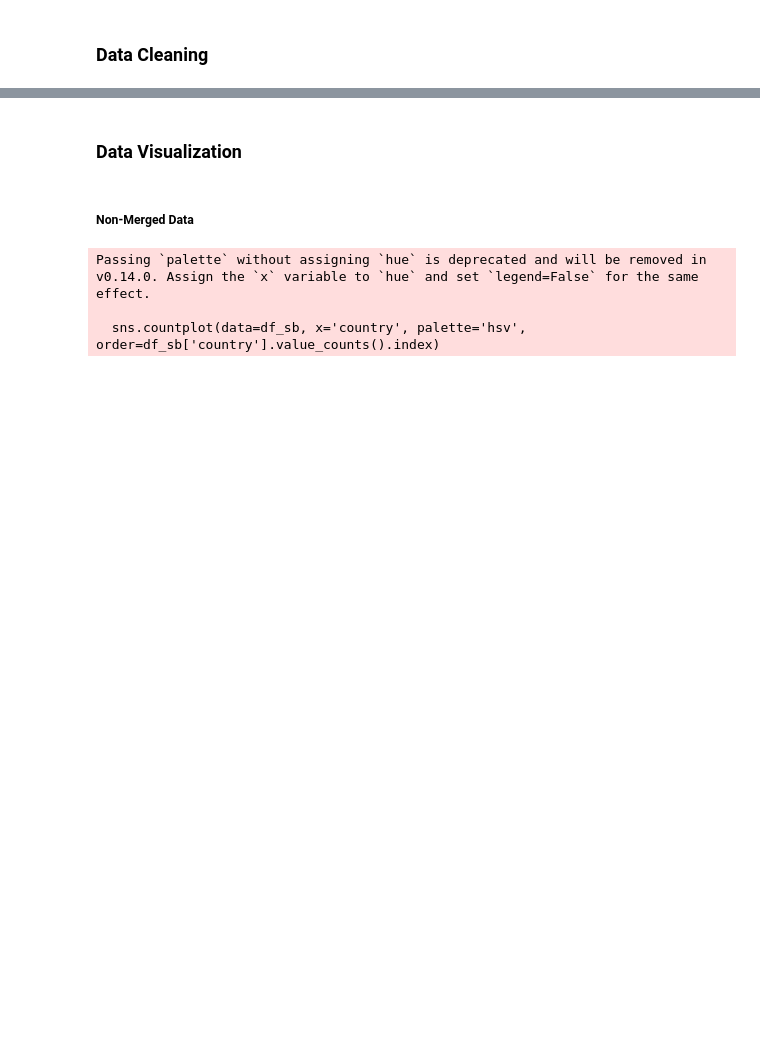
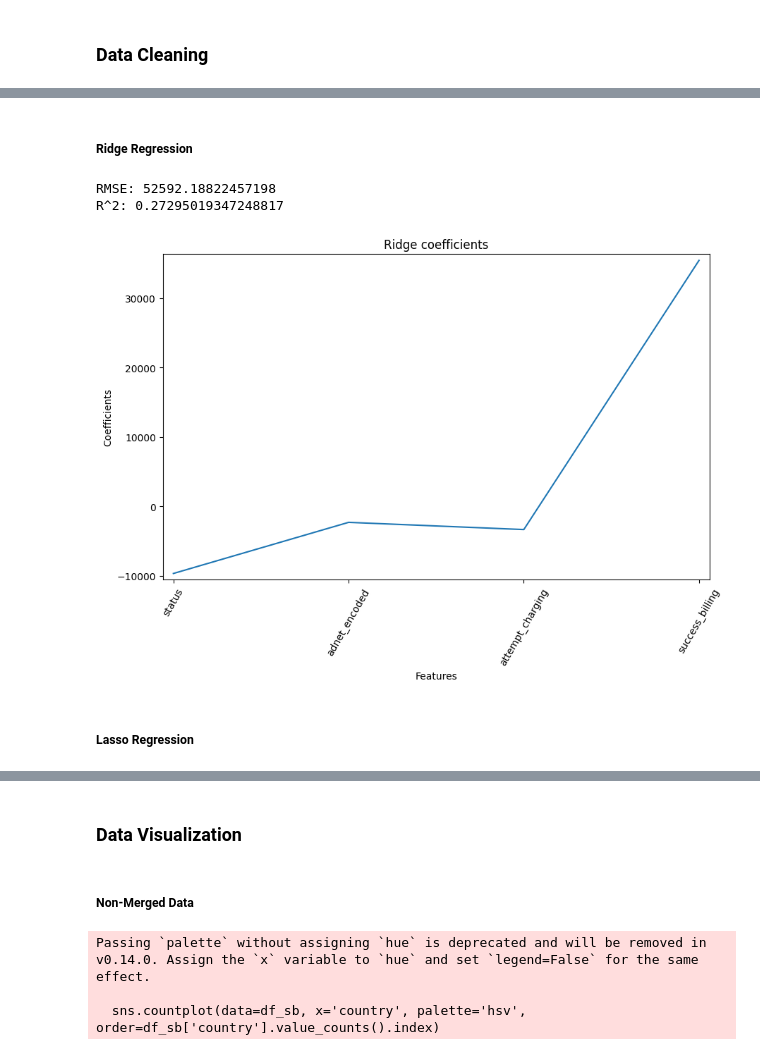
Before and after one commit to TaigahG/FODS-FinalProject, a Jupyter notebook: models.ipynb, the cells around one changed output, grey strips where cells are left out. Saved outputs shown, nothing was run; the diff lists cells and outputs as text; code cells hidden in the pictures; blank space fills up the shorter version.

```diff
--- a/models.ipynb
+++ b/models.ipynb
@@ -571,0 +278,31 @@ df_merge
+# %% [markdown]
+##### Ridge Regression
+# %%
+from sklearn.linear_model import Ridge
+from sklearn.linear_model import Lasso
+# Initialize Ridge Regression model with an alpha value
+ridge_reg = Ridge(alpha=1.0)
+ridge_reg.fit(X_train_scaled, y_train)
+
+y_pred_ridge = ridge_reg.predict(X_test_scaled)
+rmse_ridge = mean_squared_error(y_test, y_pred_ridge, squared=False)
+r2_ridge = r2_score(y_test, y_pred_ridge)
+
+print("RMSE:", rmse_ridge)
+print("R^2:", r2_ridge)
+
+#visualize the coefficients
+plt.figure(figsize=(10, 6))
+plt.plot(range(len(X.columns)), ridge_reg.coef_)
+plt.xticks(range(len(X.columns)), X.columns.values, rotation=60)
+plt.xlabel('Features')
+plt.ylabel('Coefficients')
+plt.title('Ridge coefficients')
+plt.margins(0.02)
+plt.show()
+# %% [output]
+RMSE: 52592.18822457198
+R^2: 0.27295019347248817
+[figure, added]
+# %% [markdown]
+##### Lasso Regression
```
Also changed, not shown: parts of 125 cells of this notebook.
